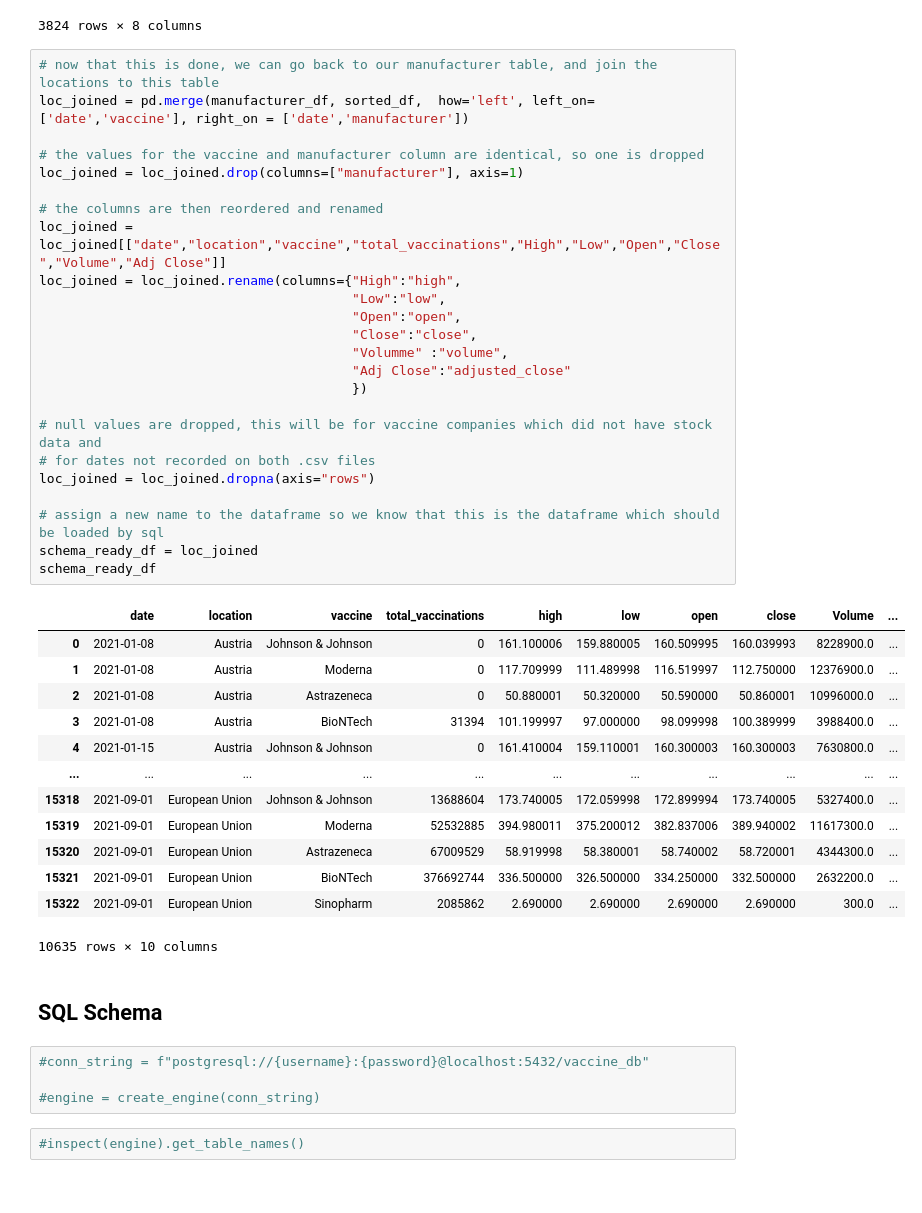
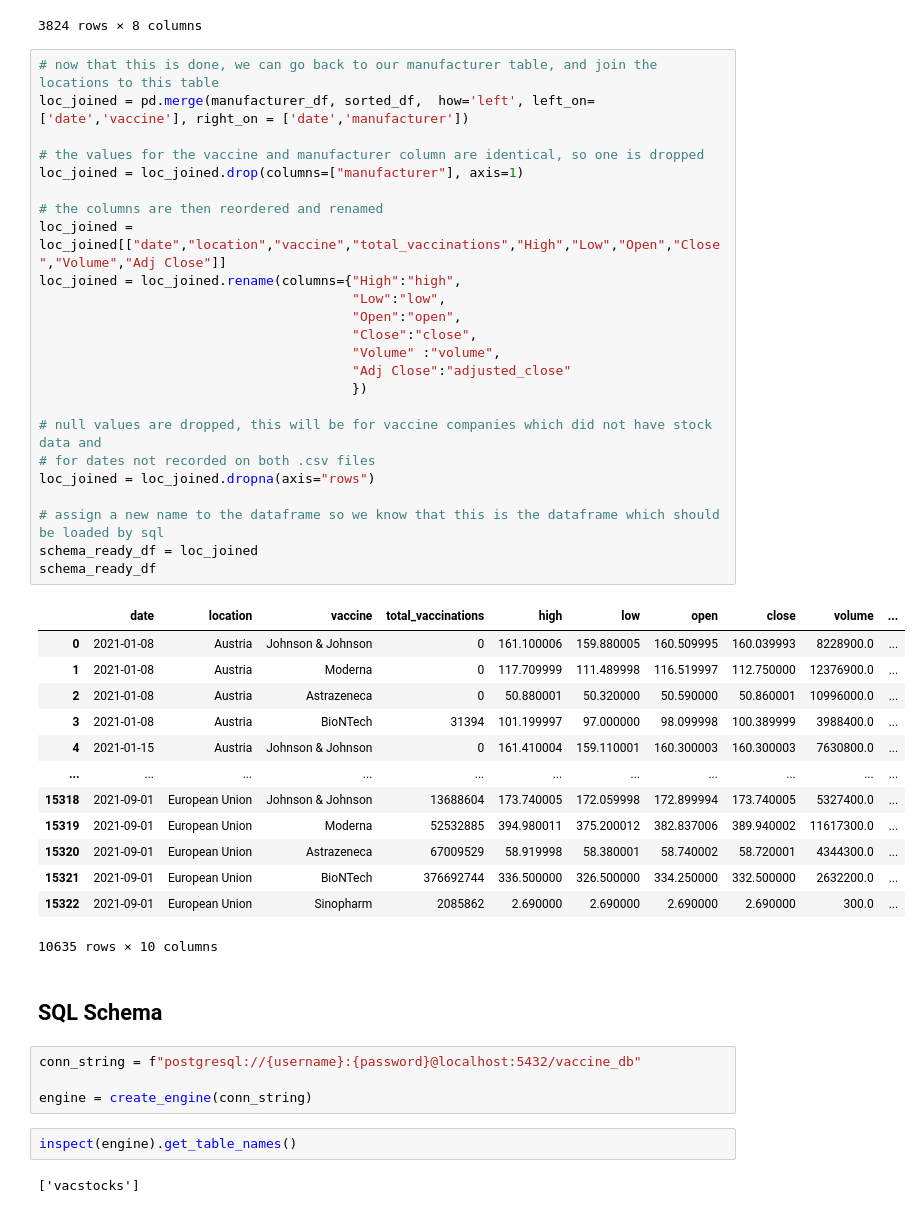
Before and after one commit to jimbleslilley/bootcamp-project-2, a Jupyter notebook: notebook.ipynb, the cells around one changed output. Saved outputs shown, nothing was run; the diff lists cells and outputs as text.

```diff
--- a/notebook.ipynb
+++ b/notebook.ipynb
@@ -282,29 +281,29 @@ sorted_df
 # %%
 # now that this is done, we can go back to our manufacturer table, and join the locations to this table
 loc_joined = pd.merge(manufacturer_df, sorted_df,  how='left', left_on=['date','vaccine'], right_on = ['date','manufacturer'])
 
 # the values for the vaccine and manufacturer column are identical, so one is dropped
 loc_joined = loc_joined.drop(columns=["manufacturer"], axis=1)
 
 # the columns are then reordered and renamed
 loc_joined = loc_joined[["date","location","vaccine","total_vaccinations","High","Low","Open","Close","Volume","Adj Close"]]
 loc_joined = loc_joined.rename(columns={"High":"high",
                                         "Low":"low",
                                         "Open":"open",
                                         "Close":"close",
-                                        "Volumme" :"volume",
+                                        "Volume" :"volume",
                                         "Adj Close":"adjusted_close"
                                         })
 
 # null values are dropped, this will be for vaccine companies which did not have stock data and
 # for dates not recorded on both .csv files
 loc_joined = loc_joined.dropna(axis="rows")
 
 # assign a new name to the dataframe so we know that this is the dataframe which should be loaded by sql
 schema_ready_df = loc_joined
 schema_ready_df
 # %% [output]
-|  | date | location | vaccine | total_vaccinations | high | low | open | close | Volume | ... |
+|  | date | location | vaccine | total_vaccinations | high | low | open | close | volume | ... |
 | 0 | 2021-01-08 | Austria | Johnson & Johnson | 0 | 161.100006 | 159.880005 | 160.509995 | 160.039993 | 8228900.0 | ... |
 | 1 | 2021-01-08 | Austria | Moderna | 0 | 117.709999 | 111.489998 | 116.519997 | 112.750000 | 12376900.0 | ... |
 | 2 | 2021-01-08 | Austria | Astrazeneca | 0 | 50.880001 | 50.320000 | 50.590000 | 50.860001 | 10996000.0 | ... |
@@ -320,9 +319,11 @@ schema_ready_df
 # %% [markdown]
 ## SQL Schema
 # %%
-#conn_string = f"postgresql://{username}:{password}@localhost:5432/vaccine_db"
+conn_string = f"postgresql://{username}:{password}@localhost:5432/vaccine_db"
 
-#engine = create_engine(conn_string)
+engine = create_engine(conn_string)
 # %%
-#inspect(engine).get_table_names()
+inspect(engine).get_table_names()
+# %% [output]
+['vacstocks']
 # %%
```
Also changed, not shown: parts of 2 cells of this notebook, 2 other files.
